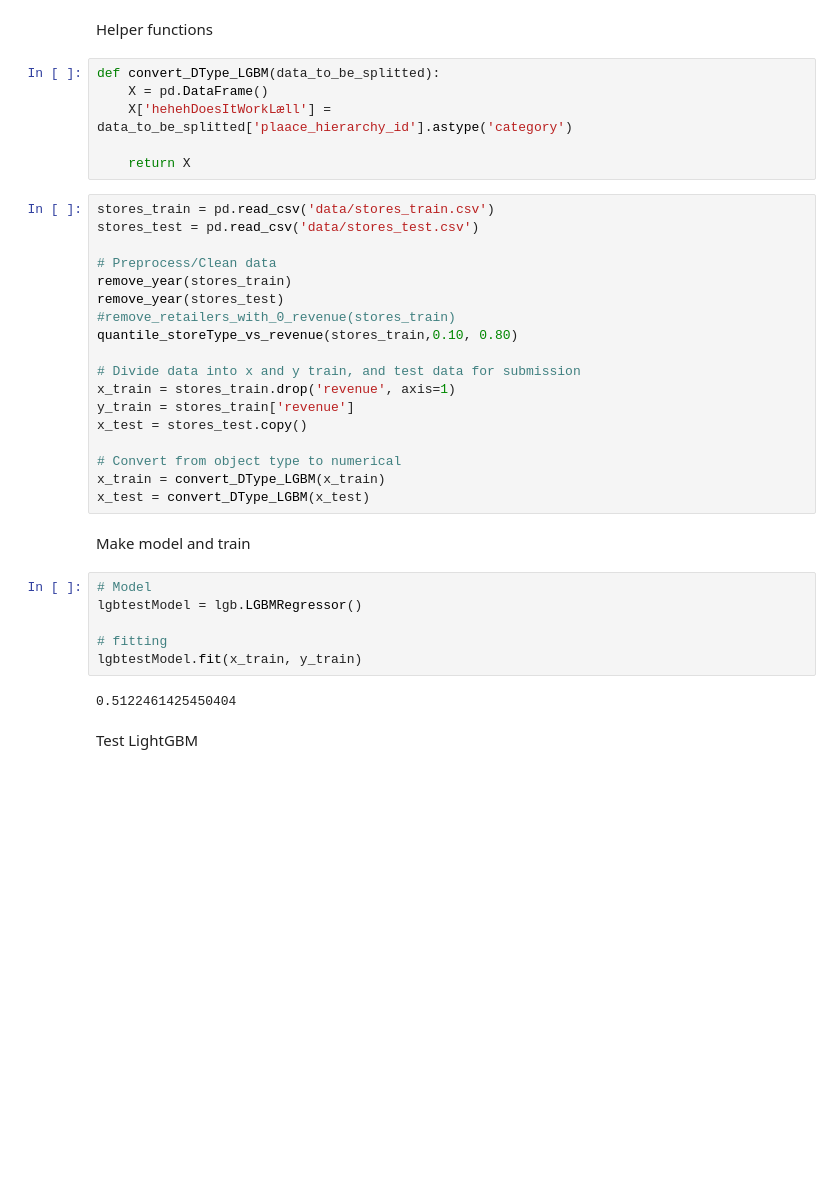
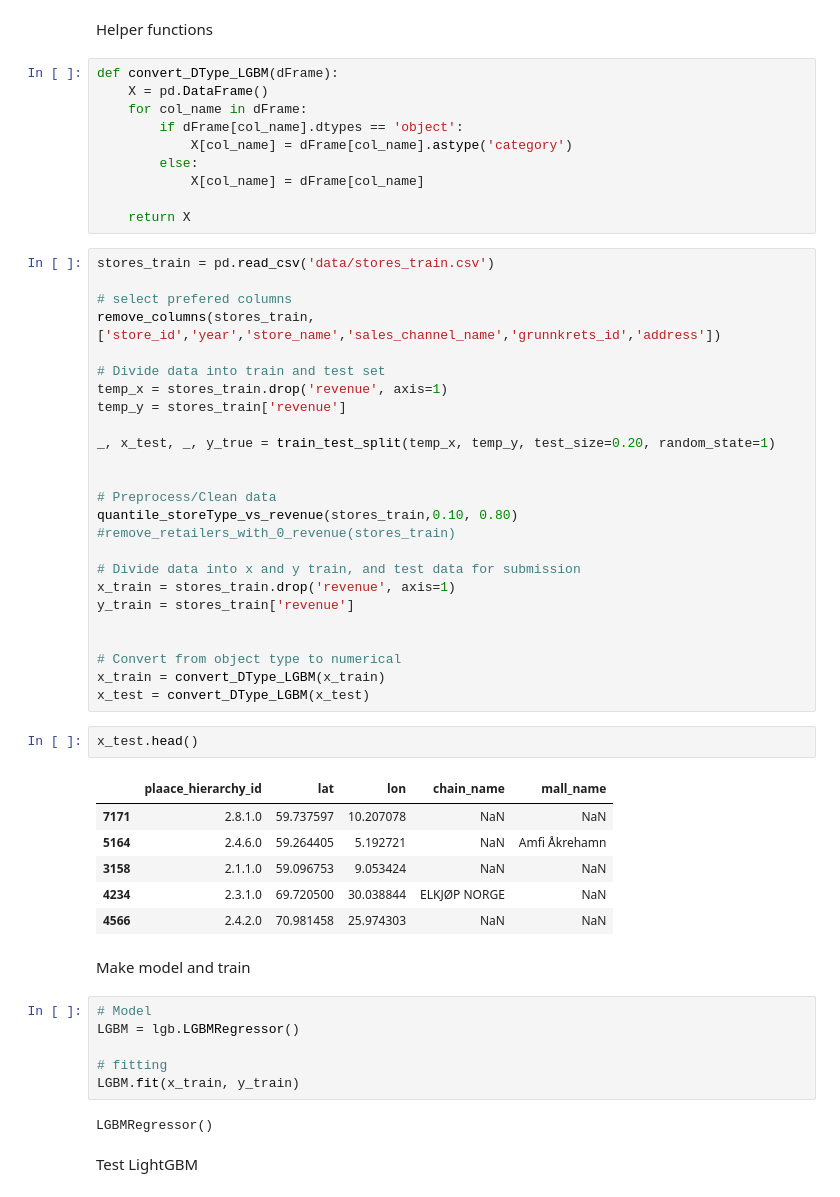
Before and after one commit to Bergis1610/MachineLearning-TDT4173-Project, a Jupyter notebook: LouisLangNB.ipynb, the cells around one changed output. Drawn from its saved outputs; the diff is of its cells as text; blank space fills up the shorter version.

```diff
--- a/LouisLangNB.ipynb
+++ b/LouisLangNB.ipynb
@@ -221,39 +212,59 @@ for store_type in stores_with_hierarchy['lv2_desc'].unique():
 # %% [markdown]
 Helper functions
 # %%
-def convert_DType_LGBM(data_to_be_splitted):
+def convert_DType_LGBM(dFrame):
     X = pd.DataFrame()
-    X['hehehDoesItWorkLæll'] = data_to_be_splitted['plaace_hierarchy_id'].astype('category')
+    for col_name in dFrame:
+        if dFrame[col_name].dtypes == 'object':
+            X[col_name] = dFrame[col_name].astype('category')
+        else:
+            X[col_name] = dFrame[col_name]
 
     return X
 # %%
 stores_train = pd.read_csv('data/stores_train.csv')
-stores_test = pd.read_csv('data/stores_test.csv')
+
+# select prefered columns
+remove_columns(stores_train, ['store_id','year','store_name','sales_channel_name','grunnkrets_id','address'])
+
+# Divide data into train and test set
+temp_x = stores_train.drop('revenue', axis=1)
+temp_y = stores_train['revenue']
+
+_, x_test, _, y_true = train_test_split(temp_x, temp_y, test_size=0.20, random_state=1)
+
 
 # Preprocess/Clean data
-remove_year(stores_train)
-remove_year(stores_test)
+quantile_storeType_vs_revenue(stores_train,0.10, 0.80)
 #remove_retailers_with_0_revenue(stores_train)
-quantile_storeType_vs_revenue(stores_train,0.10, 0.80)
 
 # Divide data into x and y train, and test data for submission
 x_train = stores_train.drop('revenue', axis=1)
 y_train = stores_train['revenue']
-x_test = stores_test.copy()
+
 
 # Convert from object type to numerical
 x_train = convert_DType_LGBM(x_train)
 x_test = convert_DType_LGBM(x_test)
+# %%
+x_test.head()
+# %% [output]
+|  | plaace_hierarchy_id | lat | lon | chain_name | mall_name |
+| 7171 | 2.8.1.0 | 59.737597 | 10.207078 | NaN | NaN |
+| 5164 | 2.4.6.0 | 59.264405 | 5.192721 | NaN | Amfi Åkrehamn |
+| 3158 | 2.1.1.0 | 59.096753 | 9.053424 | NaN | NaN |
+| 4234 | 2.3.1.0 | 69.720500 | 30.038844 | ELKJØP NORGE | NaN |
+| 4566 | 2.4.2.0 | 70.981458 | 25.974303 | NaN | NaN |
 # %% [markdown]
 Make model and train
 # %%
 # Model
-lgbtestModel = lgb.LGBMRegressor()
+LGBM = lgb.LGBMRegressor()
 
 # fitting
-lgbtestModel.fit(x_train, y_train)
+LGBM.fit(x_train, y_train)
 # %% [output]
-0.5122461425450404
+LGBMRegressor()
 # %% [markdown]
 Test LightGBM
 # %%
```
Also changed, not shown: parts of 32 cells of this notebook.
